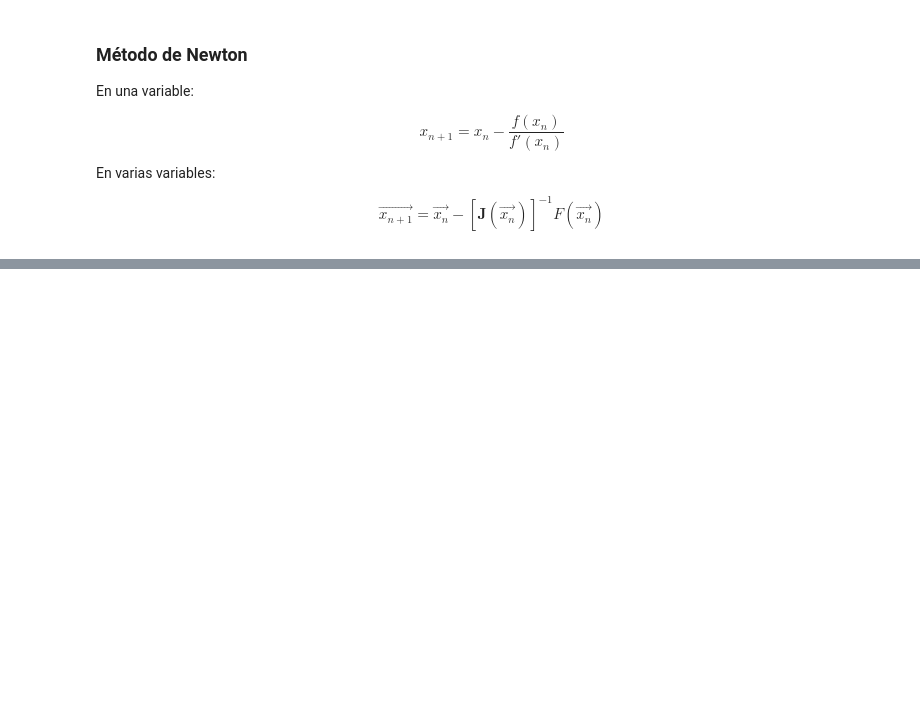
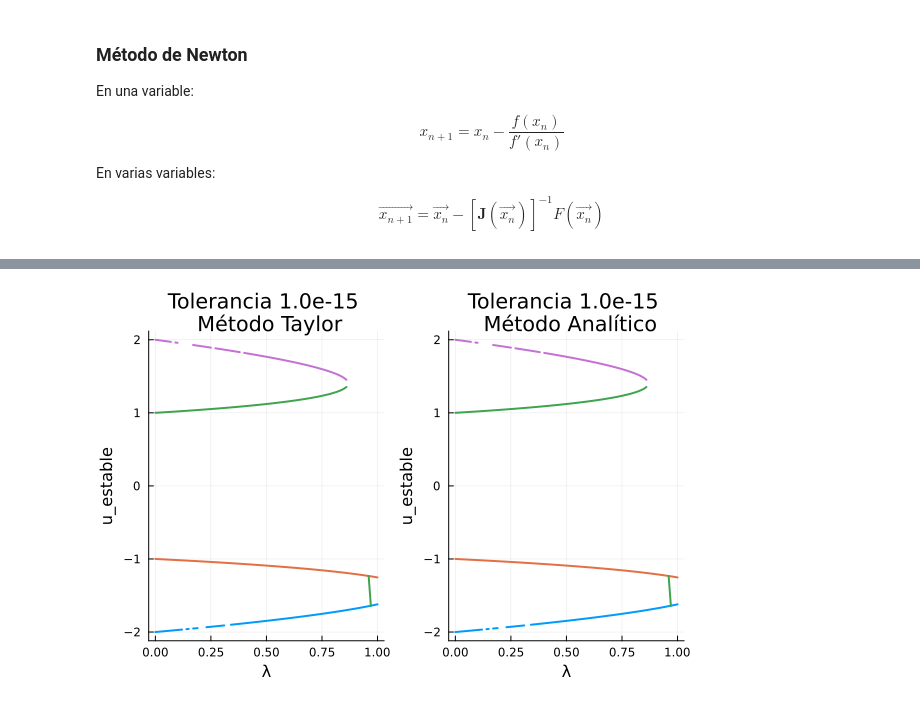
Before and after one commit to LeosEquation/SSFC2024, a Jupyter notebook: MN.ipynb, the cells around one changed output, grey strips where cells are left out. Drawn from its saved outputs; the diff is of its cells as text; code cells hidden in the pictures; blank space fills up the shorter version.

```diff
--- a/MN.ipynb
+++ b/MN.ipynb
@@ -16,0 +250,8 @@ $$g(u,\lambda) = (u^{2} -1)(u^{2}-4) + \lambda u^{2} e^{u/10}$$
+# %%
+T2 = plot(Λ, U_sol_T[2],label = "", xlabel = "λ", ylabel = "u_estable", title = "Tolerancia $(ϵ[2]) \n Método Taylor",linewidth = 2)
+#scatter!(Λ, U_sol_T[2],label = "", markersize = 2)
+A2 = plot(Λ, U_sol_A[2],label = "", xlabel = "λ", ylabel = "u_estable", title = "Tolerancia $(ϵ[2]) \n Método Analítico",linewidth = 2)
+#scatter!(Λ, U_sol_A[2],label = "", markersize = 2)
+plot(T2,A2)
+# %% [output]
+[figure, added]
```
Also changed, not shown: parts of 25 cells of this notebook.
